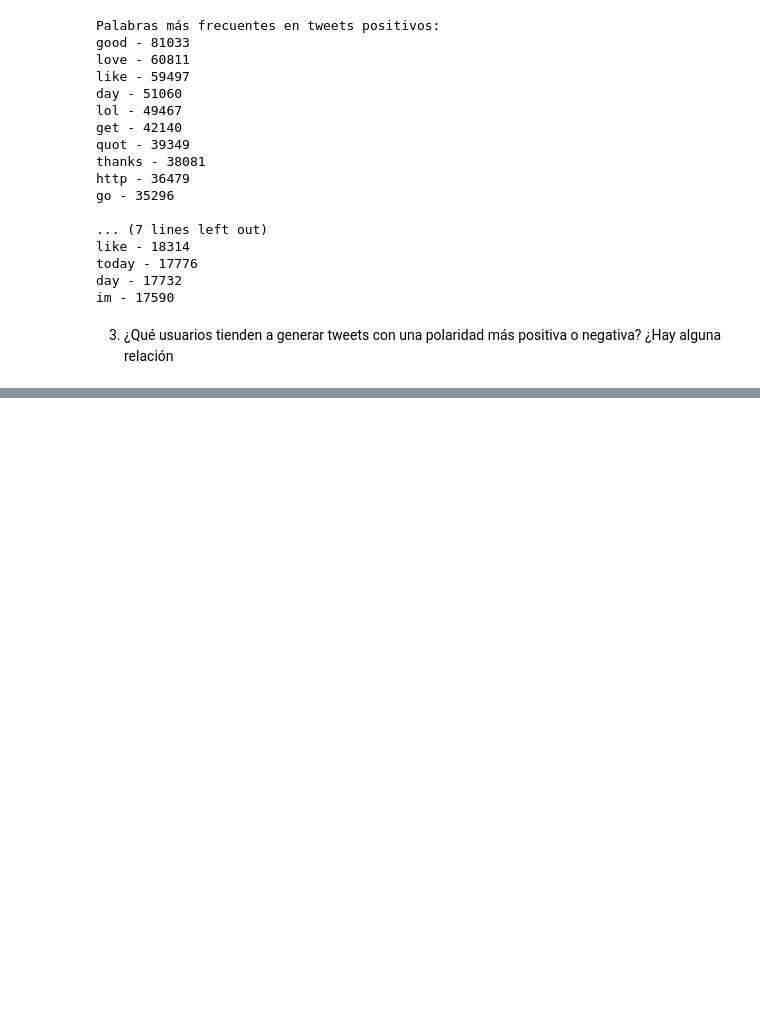
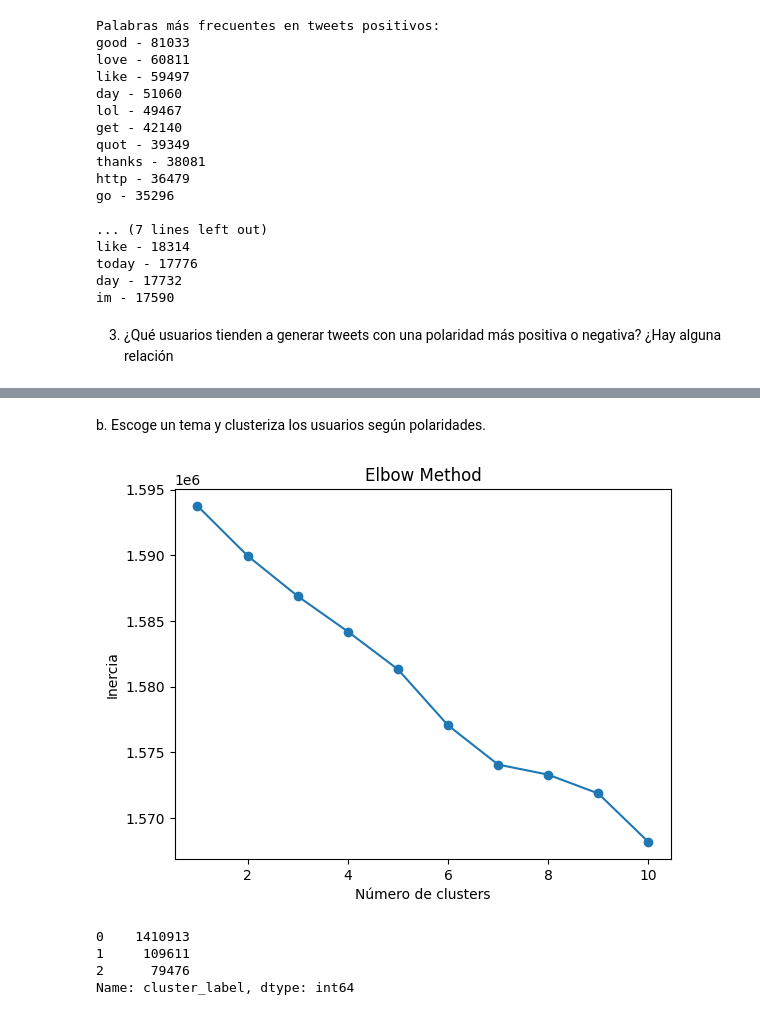
Before and after one commit to sebasfire3/Twitter, a Jupyter notebook: src/sebas_test2.ipynb, the cells around one changed output, grey strips where cells are left out. Saved outputs shown, nothing was run; the diff lists cells and outputs as text; code cells hidden in the pictures; blank space fills up the shorter version.

Commit message:
queda faltando la 3 de visualizacion y la otra 3 sobre la parte de seguidores

```diff
--- a/src/sebas_test2.ipynb
+++ b/src/sebas_test2.ipynb
@@ -773,0 +507,42 @@ KeyError: 'Latitude'
+# %% [markdown]
+b. Escoge un tema y clusteriza los usuarios según polaridades.
+# %%
+from sklearn.cluster import KMeans
+import matplotlib.pyplot as plt
+
+# Obtener las características vectorizadas de los tweets
+vectorized_tweets = vectorizer.transform(df2['preprocessed_text'])
+
+# Calcular el número óptimo de clusters utilizando Elbow method
+inertia = []
+for k in range(1, 11):
+    kmeans = KMeans(n_clusters=k, random_state=42)
+    kmeans.fit(vectorized_tweets)
+    inertia.append(kmeans.inertia_)
+
+# Graficar Elbow method
+plt.plot(range(1, 11), inertia, marker='o')
+plt.xlabel('Número de clusters')
+plt.ylabel('Inercia')
+plt.title('Elbow Method')
+plt.show()
+
+# Elegir el número óptimo de clusters basado en el gráfico
+n_clusters = 3  # Ajusta este valor según el gráfico del Elbow Method
+
+# Aplicar K-means clustering
+kmeans = KMeans(n_clusters=n_clusters, random_state=42)
+kmeans.fit(vectorized_tweets)
+
+# Asignar las etiquetas de cluster a los usuarios
+df2['cluster_label'] = kmeans.labels_
+
+# Ver los resultados
+cluster_counts = df2['cluster_label'].value_counts()
+print(cluster_counts)
+# %% [output]
+[figure, added]
+0    1410913
+1     109611
+2      79476
+Name: cluster_label, dtype: int64
```
Also changed, not shown: parts of 66 cells of this notebook.
